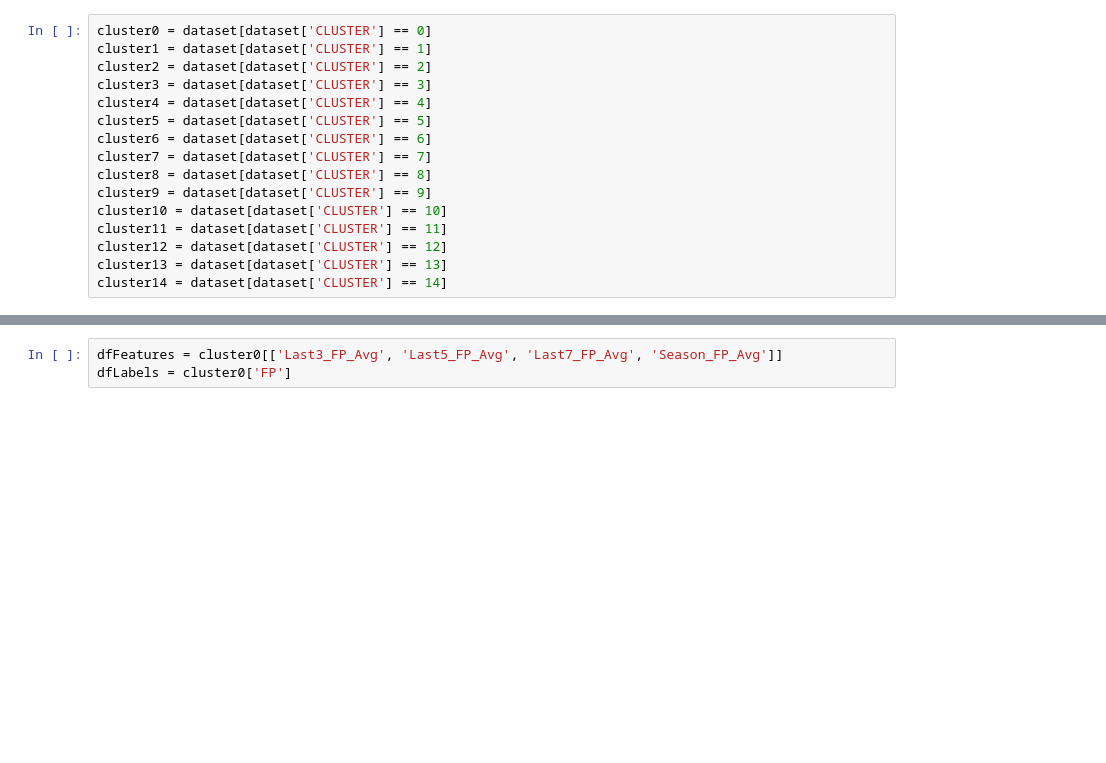
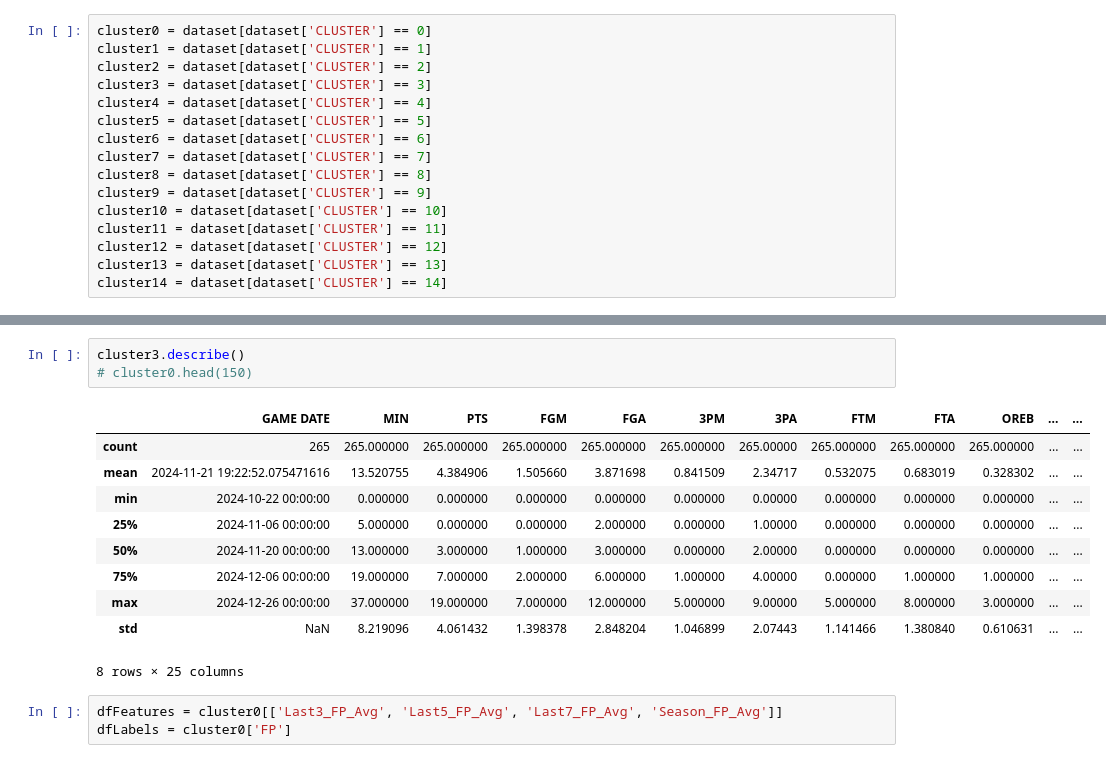
Before and after one commit to ibracken/NBA_Machine_Learning, a Jupyter notebook: scripts/nbaSupervisedLearningClusters.ipynb, the cells around one changed output, grey strips where cells are left out. Drawn from its saved outputs; the diff is of its cells as text; blank space fills up the shorter version.

```diff
--- a/scripts/nbaSupervisedLearningClusters.ipynb
+++ b/scripts/nbaSupervisedLearningClusters.ipynb
@@ -176,3 +117,17 @@ cluster0.describe()
+# %%
+cluster3.describe()
+# cluster0.head(150)
+# %% [output]
+|  | GAME DATE | MIN | PTS | FGM | FGA | 3PM | 3PA | FTM | FTA | OREB | ... | ... |
+| count | 265 | 265.000000 | 265.000000 | 265.000000 | 265.000000 | 265.000000 | 265.00000 | 265.000000 | 265.000000 | 265.000000 | ... | ... |
+| mean | 2024-11-21 19:22:52.075471616 | 13.520755 | 4.384906 | 1.505660 | 3.871698 | 0.841509 | 2.34717 | 0.532075 | 0.683019 | 0.328302 | ... | ... |
+| min | 2024-10-22 00:00:00 | 0.000000 | 0.000000 | 0.000000 | 0.000000 | 0.000000 | 0.00000 | 0.000000 | 0.000000 | 0.000000 | ... | ... |
+| 25% | 2024-11-06 00:00:00 | 5.000000 | 0.000000 | 0.000000 | 2.000000 | 0.000000 | 1.00000 | 0.000000 | 0.000000 | 0.000000 | ... | ... |
+| 50% | 2024-11-20 00:00:00 | 13.000000 | 3.000000 | 1.000000 | 3.000000 | 0.000000 | 2.00000 | 0.000000 | 0.000000 | 0.000000 | ... | ... |
+| 75% | 2024-12-06 00:00:00 | 19.000000 | 7.000000 | 2.000000 | 6.000000 | 1.000000 | 4.00000 | 0.000000 | 1.000000 | 1.000000 | ... | ... |
+| max | 2024-12-26 00:00:00 | 37.000000 | 19.000000 | 7.000000 | 12.000000 | 5.000000 | 9.00000 | 5.000000 | 8.000000 | 3.000000 | ... | ... |
+| std | NaN | 8.219096 | 4.061432 | 1.398378 | 2.848204 | 1.046899 | 2.07443 | 1.141466 | 1.380840 | 0.610631 | ... | ... |
+8 rows × 25 columns
 # %%
 dfFeatures = cluster0[['Last3_FP_Avg', 'Last5_FP_Avg', 'Last7_FP_Avg', 'Season_FP_Avg']]
 dfLabels = cluster0['FP']
```
Also changed, not shown: parts of 20 cells of this notebook, 10 other files.
